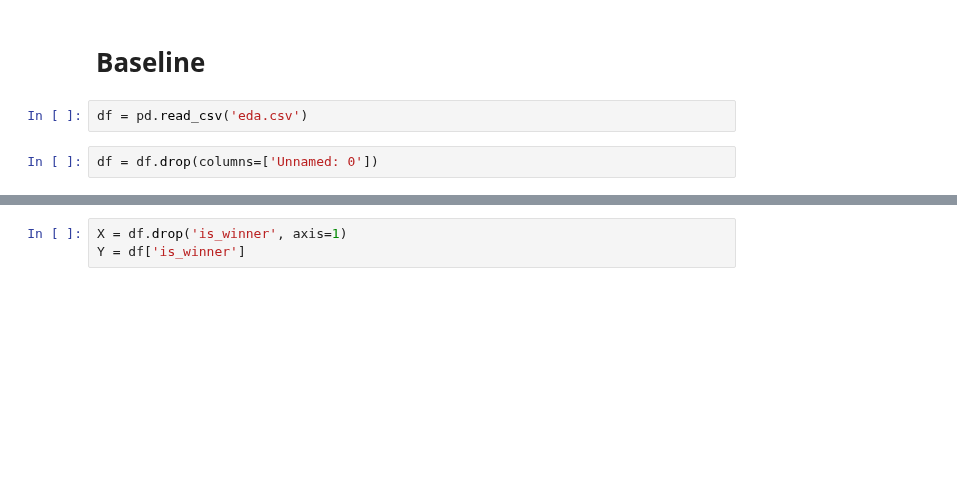
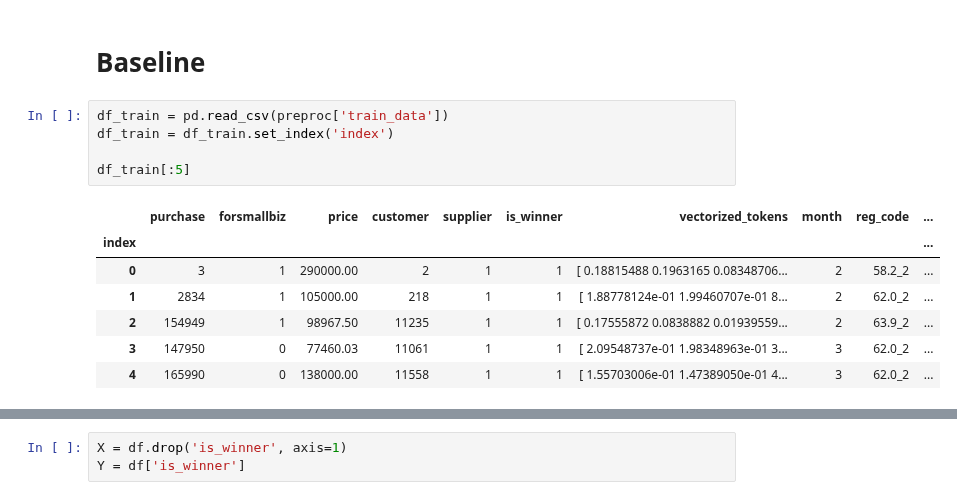
Before and after one commit to Lsdbot/Zakupki, a Jupyter notebook: notebooks/Classifier_win.ipynb, the cells around one changed output, grey strips where cells are left out. Drawn from its saved outputs; the diff is of its cells as text; blank space fills up the shorter version.

```diff
--- a/notebooks/Classifier_win.ipynb
+++ b/notebooks/Classifier_win.ipynb
@@ -47,7 +48,16 @@ win_classifier = config["preprocessing"]
 model_params_path = "../config/model_params/catboost.yaml"
 # %% [markdown]
 # Baseline
-# %%
-df = pd.read_csv('eda.csv')
-# %%
-df = df.drop(columns=['Unnamed: 0'])
+# %%
+df_train = pd.read_csv(preproc['train_data'])
+df_train = df_train.set_index('index')
+
+df_train[:5]
+# %% [output]
+|  | purchase | forsmallbiz | price | customer | supplier | is_winner | vectorized_tokens | month | reg_code | ... |
+| index |  |  |  |  |  |  |  |  |  | ... |
+| 0 | 3 | 1 | 290000.00 | 2 | 1 | 1 | [ 0.18815488 0.1963165 0.08348706... | 2 | 58.2_2 | ... |
+| 1 | 2834 | 1 | 105000.00 | 218 | 1 | 1 | [ 1.88778124e-01 1.99460707e-01 8... | 2 | 62.0_2 | ... |
+| 2 | 154949 | 1 | 98967.50 | 11235 | 1 | 1 | [ 0.17555872 0.0838882 0.01939559... | 2 | 63.9_2 | ... |
+| 3 | 147950 | 0 | 77460.03 | 11061 | 1 | 1 | [ 2.09548737e-01 1.98348963e-01 3... | 3 | 62.0_2 | ... |
+| 4 | 165990 | 0 | 138000.00 | 11558 | 1 | 1 | [ 1.55703006e-01 1.47389050e-01 4... | 3 | 62.0_2 | ... |
```
Also changed, not shown: parts of 11 cells of this notebook, 3 other files.
